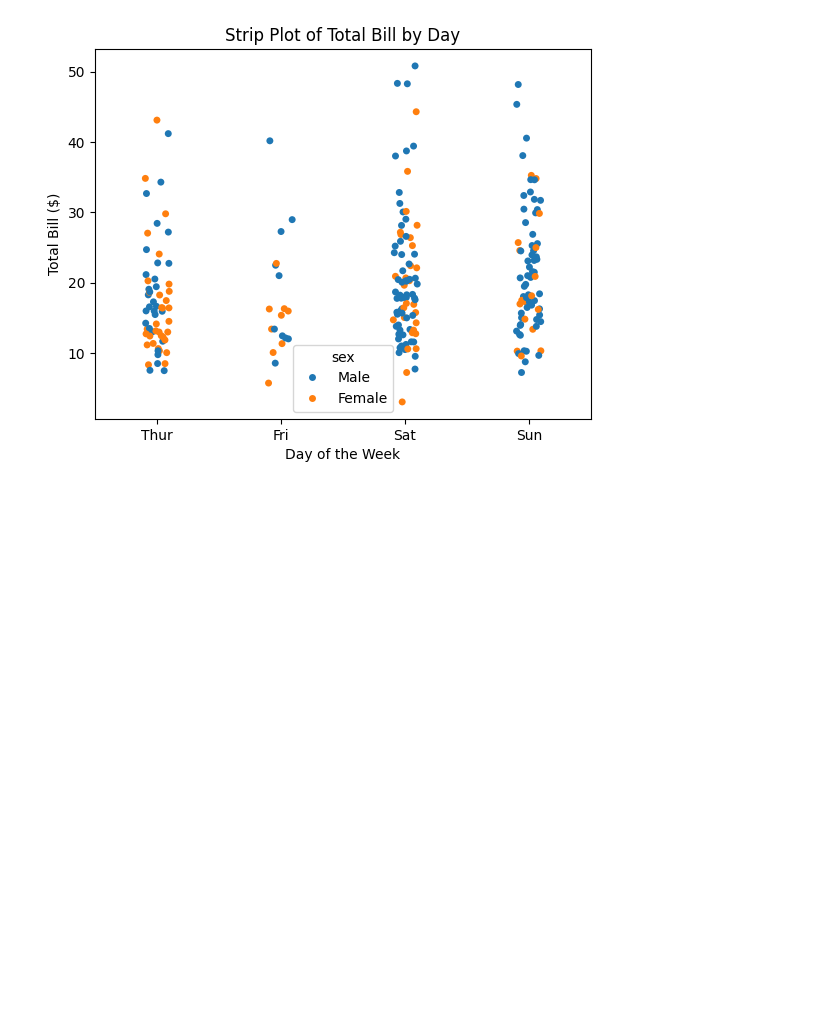
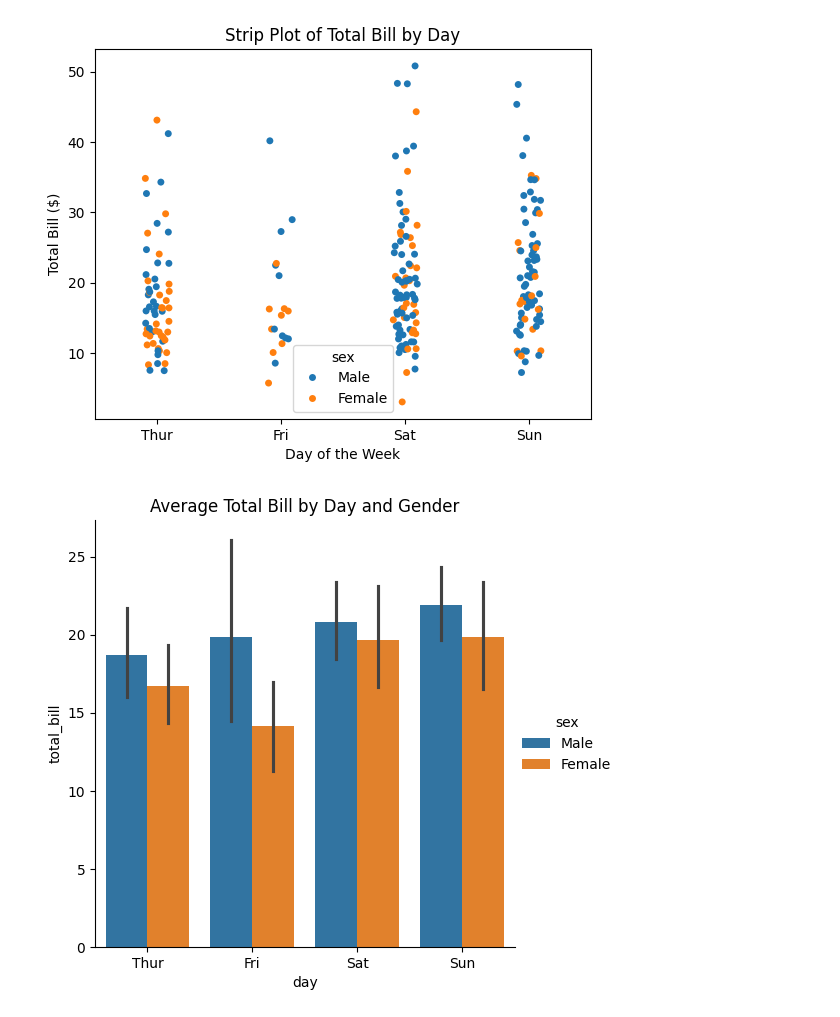
Before and after one commit to ARYANPATEL-BIT/learn-Pandas, a Jupyter notebook: seaborn.ipynb, the cells around one changed output. Drawn from its saved outputs; the diff is of its cells as text; code cells hidden in the pictures; blank space fills up the shorter version.

Commit message:
catplot

```diff
--- a/seaborn.ipynb
+++ b/seaborn.ipynb
@@ -175,3 +175,11 @@ plt.title("Strip Plot of Total Bill by Day")
 plt.show()
 # %% [output]
 [figure]
+# %%
+# Catplot
+
+sns.catplot(data= df, x='day', y='total_bill', kind='bar', hue='sex')
+plt.title('Average Total Bill by Day and Gender')
+plt.show()
+# %% [output]
+[figure, added]
```
